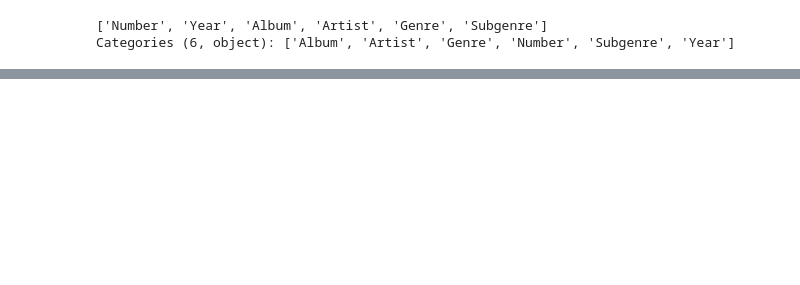
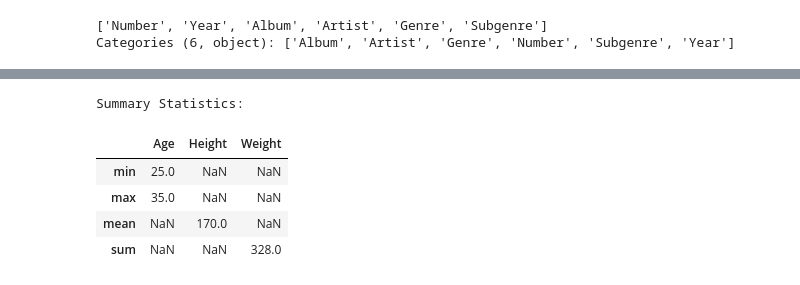
Before and after one commit to Darshan0902/KAGGLE., a Jupyter notebook: N6|Pandas Playground|EDA|Constant Experimentation | Version 7.ipynb, the cells around one changed output, grey strips where cells are left out. Saved outputs shown, nothing was run; the diff lists cells and outputs as text; code cells hidden in the pictures; blank space fills up the shorter version.

```diff
--- a/N6|Pandas Playground|EDA|Constant Experimentation | Version 7.ipynb
+++ b/N6|Pandas Playground|EDA|Constant Experimentation | Version 7.ipynb
@@ -870,0 +906,21 @@ Categories (6, object): ['Album', 'Artist', 'Genre', 'Number', 'Subgenre', 'Year
+# %%
+import pandas as pd
+
+data = {
+    'Name': ['John', 'Alice', 'Bob', 'Alice', 'John'],
+    'Age': [25, 30, 35, 30, 25],
+    'Height': [175, 160, 180, 165, 170],
+    'Weight': [70, 55, 75, 60, 68]
+}
+df = pd.DataFrame(data)
+
+summary_stats = df.agg({'Age': ['min', 'max'], 'Height': 'mean', 'Weight': 'sum'})
+print("Summary Statistics:")
+summary_stats
+# %% [output]
+Summary Statistics:
+|  | Age | Height | Weight |
+| min | 25.0 | NaN | NaN |
+| max | 35.0 | NaN | NaN |
+| mean | NaN | 170.0 | NaN |
+| sum | NaN | NaN | 328.0 |
```
Also changed, not shown: parts of 20 cells of this notebook.
